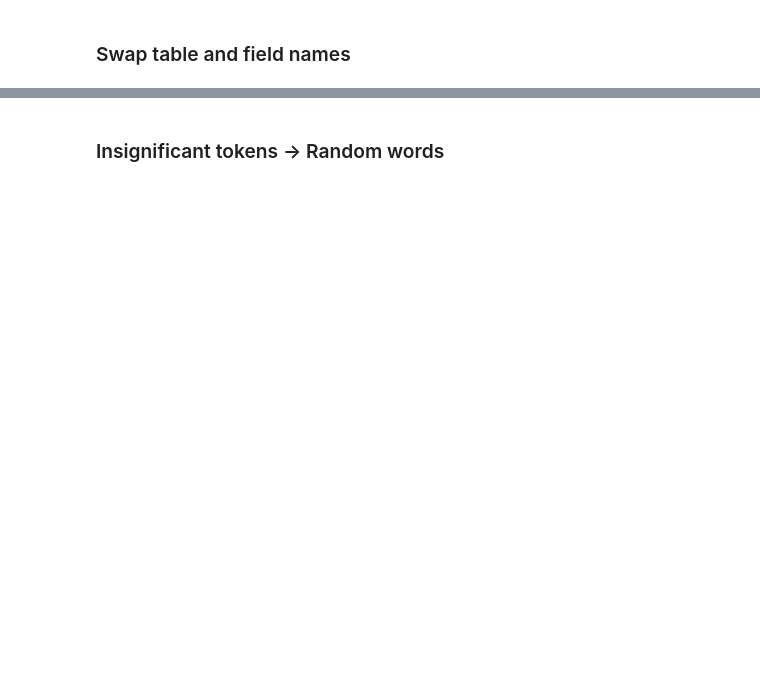
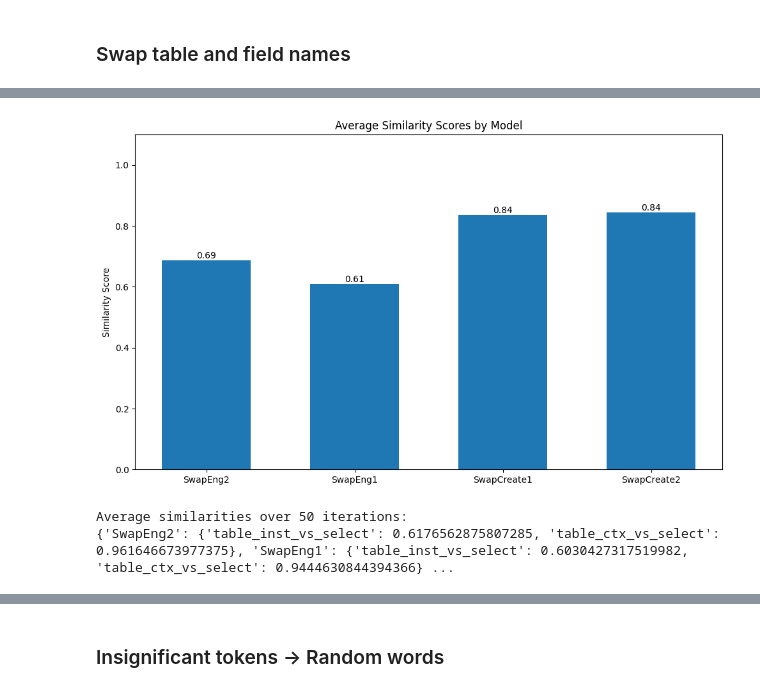
Before and after one commit to withmartian/TinySQL, a Jupyter notebook: notebooks/BM1_CS1_Investigation.ipynb, the cells around one changed output, grey strips where cells are left out. Saved outputs shown, nothing was run; the diff lists cells and outputs as text; code cells hidden in the pictures; blank space fills up the shorter version.

```diff
--- a/notebooks/BM1_CS1_Investigation.ipynb
+++ b/notebooks/BM1_CS1_Investigation.ipynb
@@ -248,0 +729,26 @@ corrupting DefFieldSeparator
+# %%
+import matplotlib.pyplot as plt
+import numpy as np
+
+def plot_simple_similarities(similarities):
+    models = list(similarities.keys())
+
+    fig, ax = plt.subplots(figsize=(10, 6))
+    x = np.arange(len(models))
+
+    bars = ax.bar(x, [similarities[m] for m in models], width=0.6)
+
+    ax.set_ylabel('Similarity Score')
+    ax.set_title('Average Similarity Scores by Model')
+    ax.set_xticks(x)
+    ax.set_xticklabels(models)
+    ax.set_ylim(0, 1.1)
+
+    for bar in bars:
+        height = bar.get_height()
+        ax.text(bar.get_x() + bar.get_width()/2., height,
+               f'{height:.2f}',
+               ha='center', va='bottom')
+
+    plt.tight_layout()
+    return plt
@@ -777,0 +938,19 @@ plt.show()
+# %%
+iterations = 10
+avg_sims = compute_average_similarities(iterations, model_sql, tokenizer_sql)
+print(f"Average similarities over {iterations} iterations:")
+print(avg_sims)
+# %%
+plt = plot_simple_similarities(avg_sims)
+plt.savefig('similarity_scores_n.png', dpi=300)
+plt.show()
+# %% [output]
+[figure, added]
+# %%
+iterations = 50
+avg_sims_table = sims_table(iterations)
+print(f"Average similarities over {iterations} iterations:")
+print(avg_sims_table)
+# %% [output]
+Average similarities over 50 iterations:
+{'SwapEng2': {'table_inst_vs_select': 0.6176562875807285, 'table_ctx_vs_select': 0.961646673977375}, 'SwapEng1': {'table_inst_vs_select': 0.6030427317519982, 'table_ctx_vs_select': 0.9444630844394366} ...
```
Also changed, not shown: parts of 92 cells of this notebook, 1 other file.
